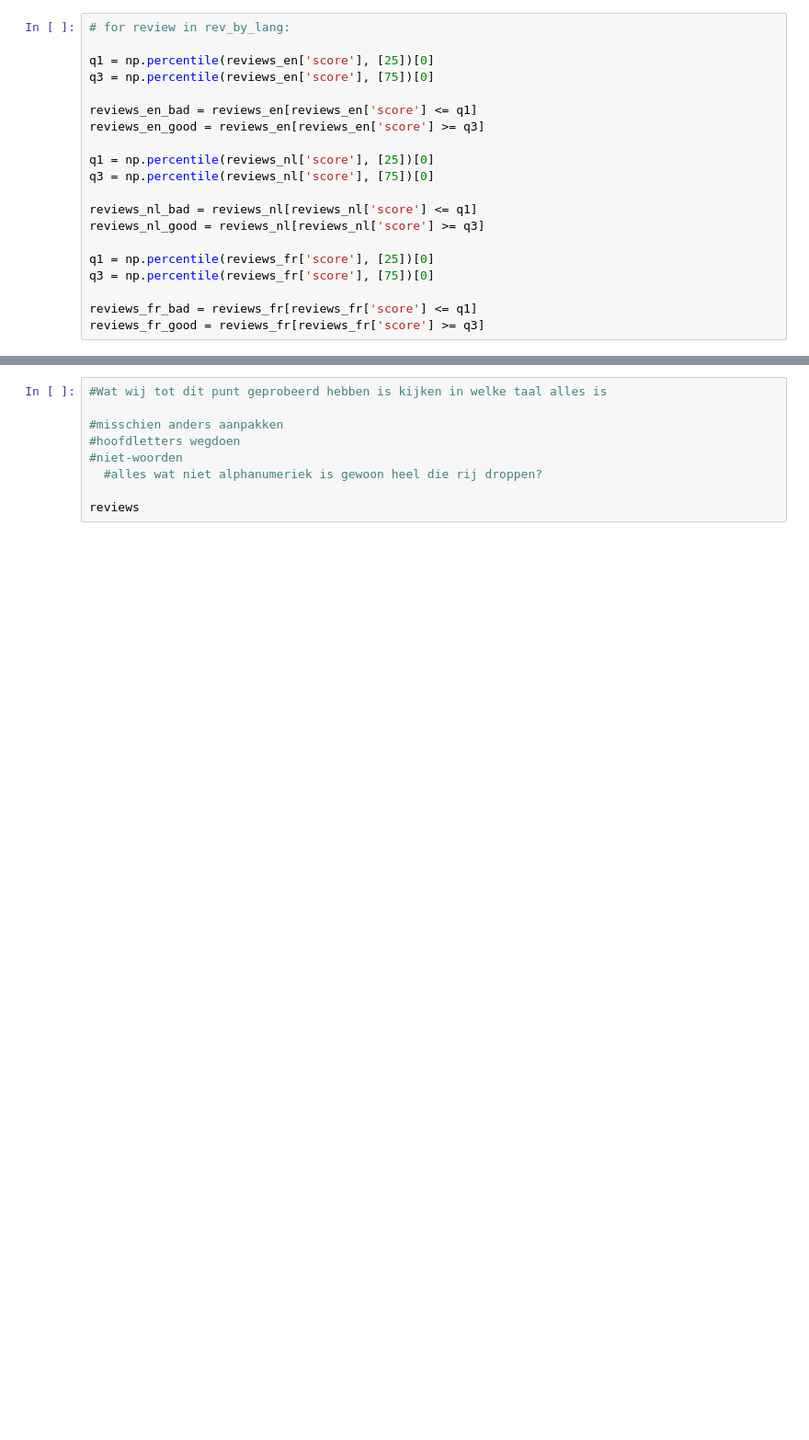
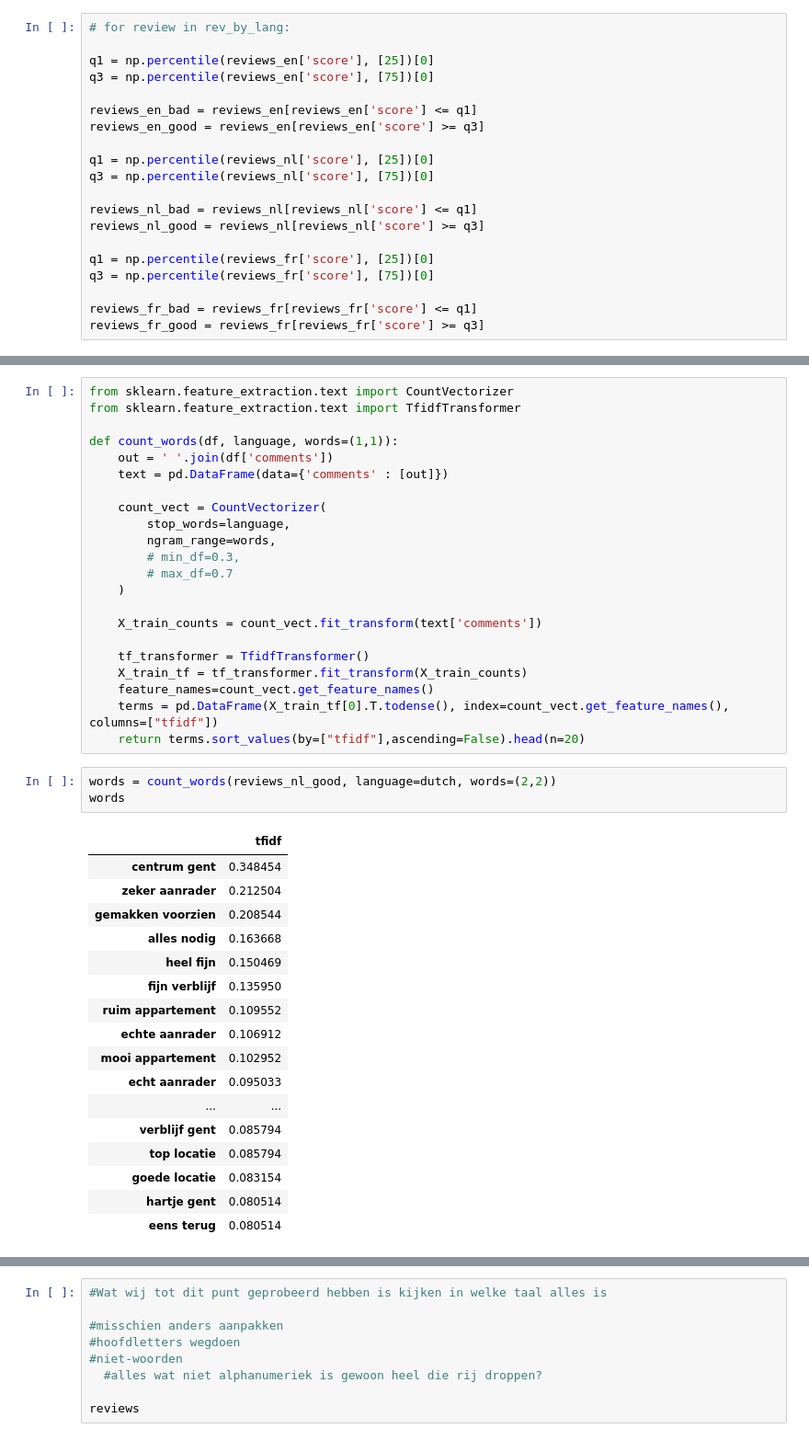
Before and after one commit to tibovdc/ProjectML, a Jupyter notebook: Sprint2.ipynb, the cells around one changed output, grey strips where cells are left out. Shown at 92% size. Saved outputs shown, nothing was run; the diff lists cells and outputs as text; blank space fills up the shorter version.

```diff
--- a/Sprint2.ipynb
+++ b/Sprint2.ipynb
@@ -301,0 +309,43 @@ reviews_fr_good = reviews_fr[reviews_fr['score'] >= q3]
+# %%
+from sklearn.feature_extraction.text import CountVectorizer
+from sklearn.feature_extraction.text import TfidfTransformer
+
+def count_words(df, language, words=(1,1)):
+    out = ' '.join(df['comments'])
+    text = pd.DataFrame(data={'comments' : [out]})
+
+    count_vect = CountVectorizer(
+        stop_words=language,
+        ngram_range=words,
+        # min_df=0.3,
+        # max_df=0.7
+    )
+
+    X_train_counts = count_vect.fit_transform(text['comments'])
+
+    tf_transformer = TfidfTransformer()
+    X_train_tf = tf_transformer.fit_transform(X_train_counts)
+    feature_names=count_vect.get_feature_names()
+    terms = pd.DataFrame(X_train_tf[0].T.todense(), index=count_vect.get_feature_names(), columns=["tfidf"])
+    return terms.sort_values(by=["tfidf"],ascending=False).head(n=20)
+# %%
+words = count_words(reviews_nl_good, language=dutch, words=(2,2))
+words
+# %% [output]
+|  | tfidf |
+| centrum gent | 0.348454 |
+| zeker aanrader | 0.212504 |
+| gemakken voorzien | 0.208544 |
+| alles nodig | 0.163668 |
+| heel fijn | 0.150469 |
+| fijn verblijf | 0.135950 |
+| ruim appartement | 0.109552 |
+| echte aanrader | 0.106912 |
+| mooi appartement | 0.102952 |
+| echt aanrader | 0.095033 |
+| ... | ... |
+| verblijf gent | 0.085794 |
+| top locatie | 0.085794 |
+| goede locatie | 0.083154 |
+| hartje gent | 0.080514 |
+| eens terug | 0.080514 |
```
Also changed, not shown: parts of 9 cells of this notebook.
